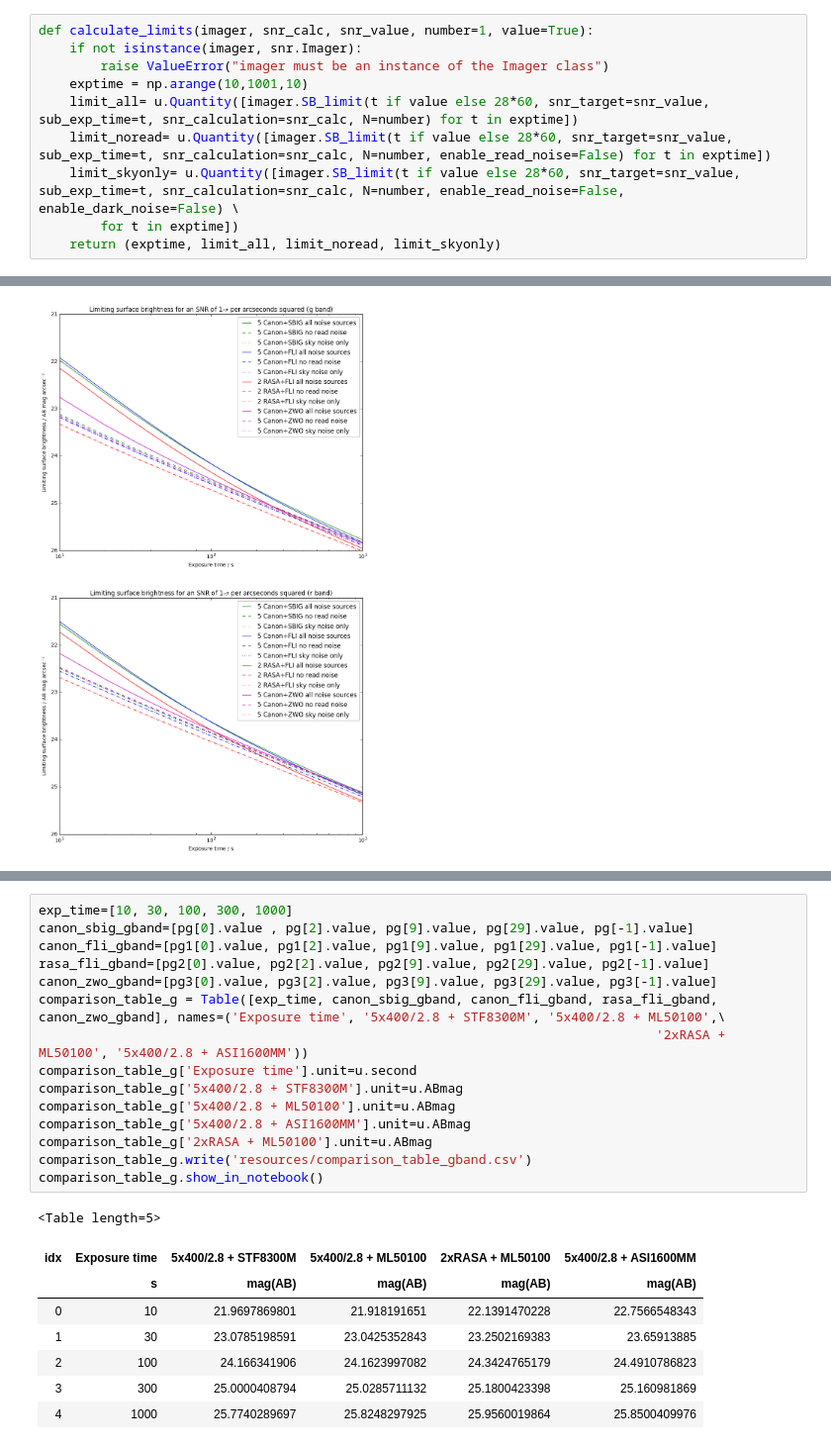
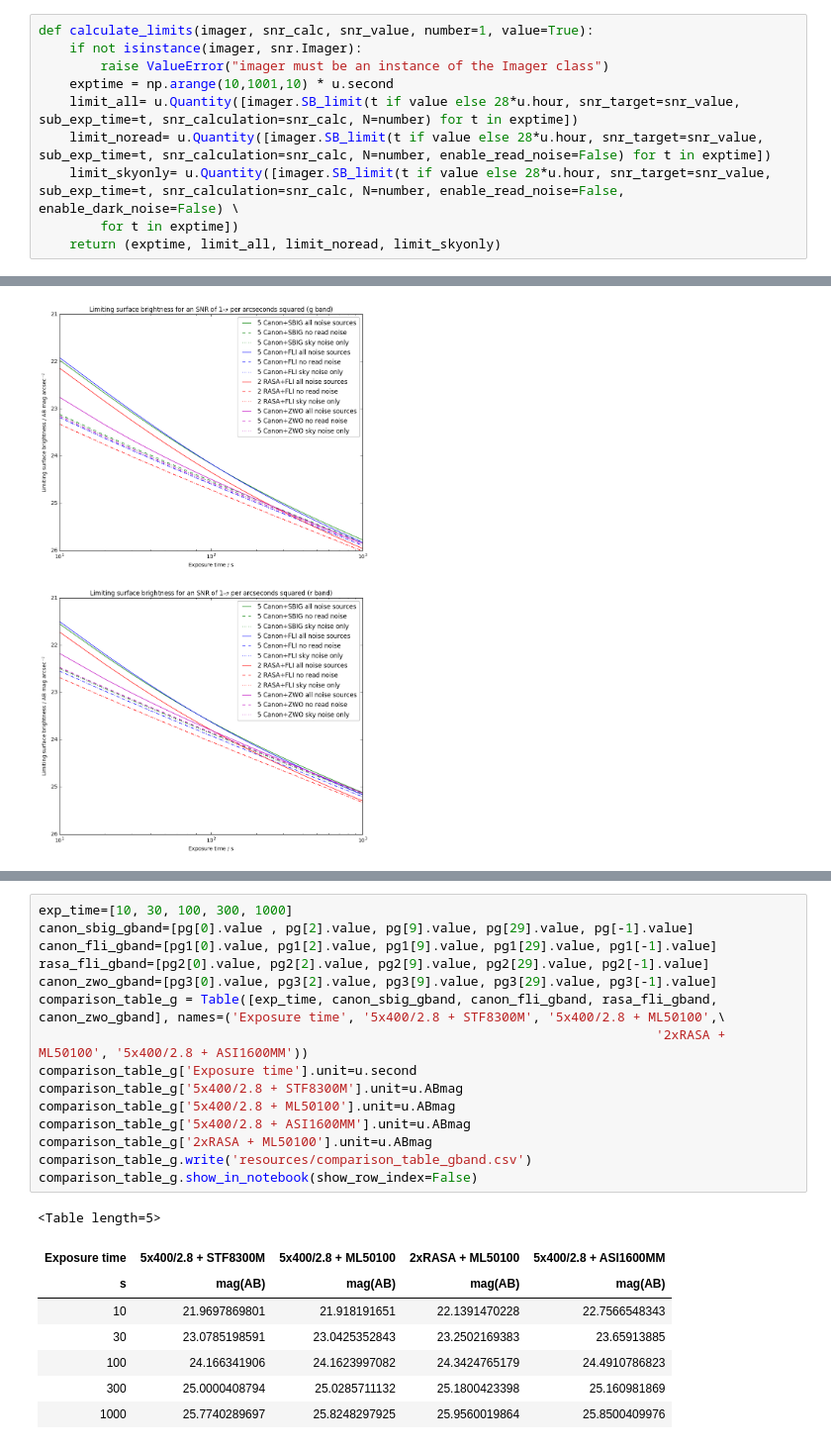
Before and after one commit to AnthonyHorton/signal-to-noise, a Jupyter notebook: Huntsman SNR.ipynb, the cells around one changed output, grey strips where cells are left out. Shown at 99% size. Saved outputs shown, nothing was run; the diff lists cells and outputs as text.

```diff
--- a/Huntsman SNR.ipynb
+++ b/Huntsman SNR.ipynb
@@ -277,10 +277,10 @@ $656.49268 \; \mathrm{nm}$
 def calculate_limits(imager, snr_calc, snr_value, number=1, value=True):
     if not isinstance(imager, snr.Imager):
         raise ValueError("imager must be an instance of the Imager class")
-    exptime = np.arange(10,1001,10)
-    limit_all= u.Quantity([imager.SB_limit(t if value else 28*60, snr_target=snr_value, sub_exp_time=t, snr_calculation=snr_calc, N=number) for t in exptime])
-    limit_noread= u.Quantity([imager.SB_limit(t if value else 28*60, snr_target=snr_value, sub_exp_time=t, snr_calculation=snr_calc, N=number, enable_read_noise=False) for t in exptime])
-    limit_skyonly= u.Quantity([imager.SB_limit(t if value else 28*60, snr_target=snr_value, sub_exp_time=t, snr_calculation=snr_calc, N=number, enable_read_noise=False, enable_dark_noise=False) \
+    exptime = np.arange(10,1001,10) * u.second
+    limit_all= u.Quantity([imager.SB_limit(t if value else 28*u.hour, snr_target=snr_value, sub_exp_time=t, snr_calculation=snr_calc, N=number) for t in exptime])
+    limit_noread= u.Quantity([imager.SB_limit(t if value else 28*u.hour, snr_target=snr_value, sub_exp_time=t, snr_calculation=snr_calc, N=number, enable_read_noise=False) for t in exptime])
+    limit_skyonly= u.Quantity([imager.SB_limit(t if value else 28*u.hour, snr_target=snr_value, sub_exp_time=t, snr_calculation=snr_calc, N=number, enable_read_noise=False, enable_dark_noise=False) \
         for t in exptime])
     return (exptime, limit_all, limit_noread, limit_skyonly)
 # %%
@@ -462,27 +462,27 @@ plt.savefig('sensitivityplot.png')
 # %%
 exp_time=[10, 30, 100, 300, 1000]
 canon_sbig_gband=[pg[0].value , pg[2].value, pg[9].value, pg[29].value, pg[-1].value]
 canon_fli_gband=[pg1[0].value, pg1[2].value, pg1[9].value, pg1[29].value, pg1[-1].value]
 rasa_fli_gband=[pg2[0].value, pg2[2].value, pg2[9].value, pg2[29].value, pg2[-1].value]
 canon_zwo_gband=[pg3[0].value, pg3[2].value, pg3[9].value, pg3[29].value, pg3[-1].value]
 comparison_table_g = Table([exp_time, canon_sbig_gband, canon_fli_gband, rasa_fli_gband, canon_zwo_gband], names=('Exposure time', '5x400/2.8 + STF8300M', '5x400/2.8 + ML50100',\
                                                                                 '2xRASA + ML50100', '5x400/2.8 + ASI1600MM'))
 comparison_table_g['Exposure time'].unit=u.second
 comparison_table_g['5x400/2.8 + STF8300M'].unit=u.ABmag
 comparison_table_g['5x400/2.8 + ML50100'].unit=u.ABmag
 comparison_table_g['5x400/2.8 + ASI1600MM'].unit=u.ABmag
 comparison_table_g['2xRASA + ML50100'].unit=u.ABmag
 comparison_table_g.write('resources/comparison_table_gband.csv')
-comparison_table_g.show_in_notebook()
+comparison_table_g.show_in_notebook(show_row_index=False)
 # %% [output]
 <Table length=5>
-| idx | Exposure time | 5x400/2.8 + STF8300M | 5x400/2.8 + ML50100 | 2xRASA + ML50100 | 5x400/2.8 + ASI1600MM |
-|  | s | mag(AB) | mag(AB) | mag(AB) | mag(AB) |
-| 0 | 10 | 21.9697869801 | 21.918191651 | 22.1391470228 | 22.7566548343 |
-| 1 | 30 | 23.0785198591 | 23.0425352843 | 23.2502169383 | 23.65913885 |
-| 2 | 100 | 24.166341906 | 24.1623997082 | 24.3424765179 | 24.4910786823 |
-| 3 | 300 | 25.0000408794 | 25.0285711132 | 25.1800423398 | 25.160981869 |
-| 4 | 1000 | 25.7740289697 | 25.8248297925 | 25.9560019864 | 25.8500409976 |
+| Exposure time | 5x400/2.8 + STF8300M | 5x400/2.8 + ML50100 | 2xRASA + ML50100 | 5x400/2.8 + ASI1600MM |
+| s | mag(AB) | mag(AB) | mag(AB) | mag(AB) |
+| 10 | 21.9697869801 | 21.918191651 | 22.1391470228 | 22.7566548343 |
+| 30 | 23.0785198591 | 23.0425352843 | 23.2502169383 | 23.65913885 |
+| 100 | 24.166341906 | 24.1623997082 | 24.3424765179 | 24.4910786823 |
+| 300 | 25.0000408794 | 25.0285711132 | 25.1800423398 | 25.160981869 |
+| 1000 | 25.7740289697 | 25.8248297925 | 25.9560019864 | 25.8500409976 |
 # %%
 exp_time=[10, 30, 100, 300, 1000]
 canon_sbig_rband=[pr[0].value , pr[2].value, pr[9].value, pr[29].value, pr[-1].value]
```
Also changed, not shown: parts of 14 cells of this notebook, 3 other files.
